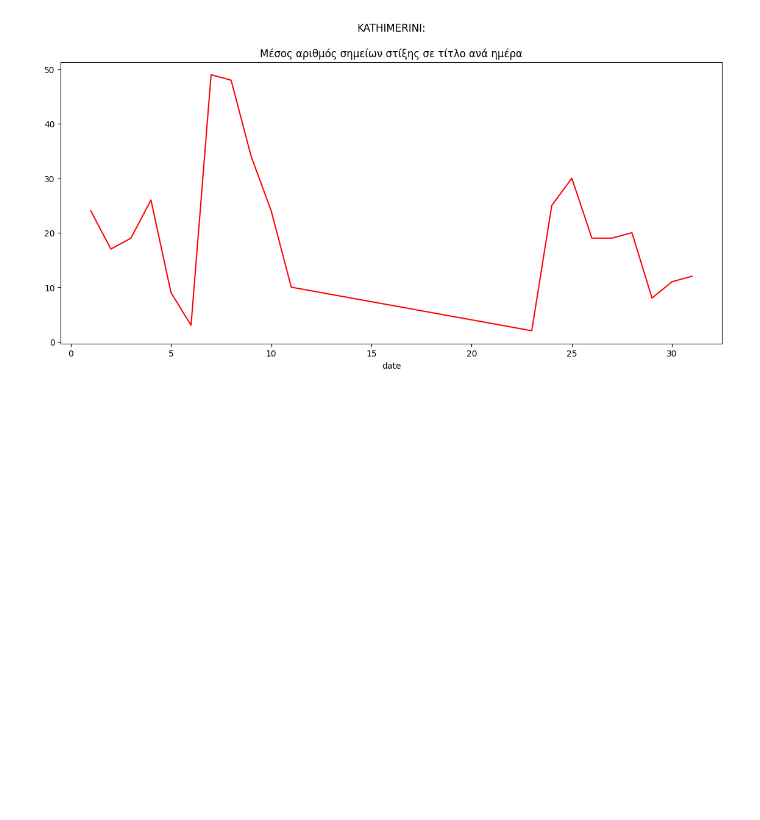
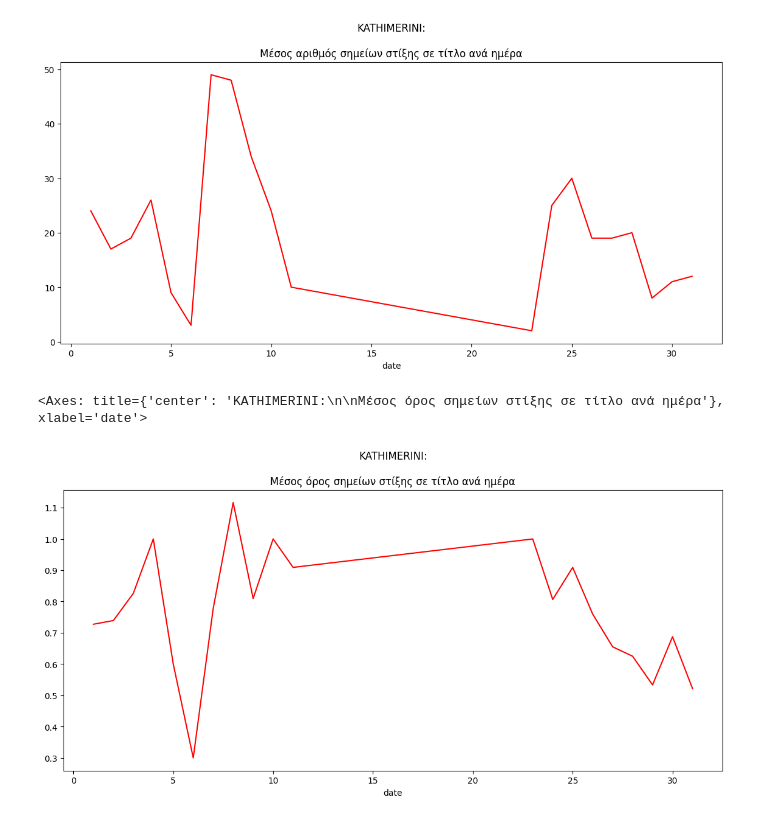
Before and after one commit to evintrella/Thesis, a Jupyter notebook: Analysis/kathimerini_analysis_final.ipynb, the cells around one changed output. Cells and saved outputs as stored; diff of their text form; code cells hidden in the pictures; blank space fills up the shorter version.

```diff
--- a/Analysis/kathimerini_analysis_final.ipynb
+++ b/Analysis/kathimerini_analysis_final.ipynb
@@ -363,5 +361,10 @@ short_df['punctuations_title'].groupby(by=short_df.index.day).sum().plot(color="
 # %% [output]
 <Axes: title={'center': 'KATHIMERINI:\n\nΜέσος αριθμός σημείων στίξης σε τίτλο ανά ημέρα'}, xlabel='date'>
 [figure]
+# %%
+short_df['punctuations_title'].groupby(by=short_df.index.day).mean().plot(color="r",title='KATHIMERINI:\n\nΜέσος όρος σημείων στίξης σε τίτλο ανά ημέρα',figsize=(14,6))
+# %% [output]
+<Axes: title={'center': 'KATHIMERINI:\n\nΜέσος όρος σημείων στίξης σε τίτλο ανά ημέρα'}, xlabel='date'>
+[figure, added]
 # %%
 short_df.to_csv("drive/MyDrive/short_kathimerini.csv", index=False)
```
Also changed, not shown: parts of 3 cells of this notebook, 3 other files.
